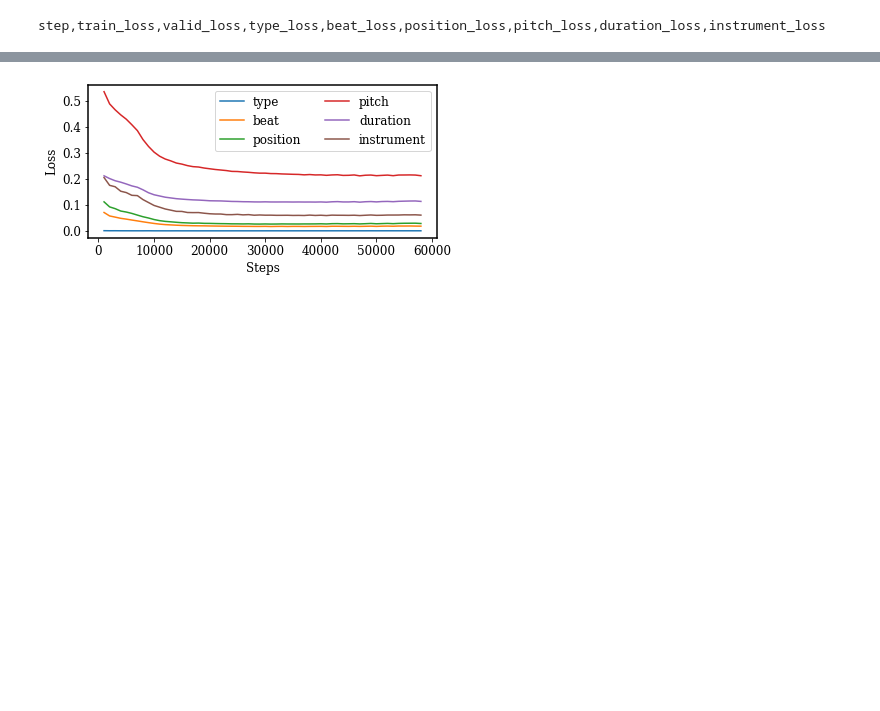
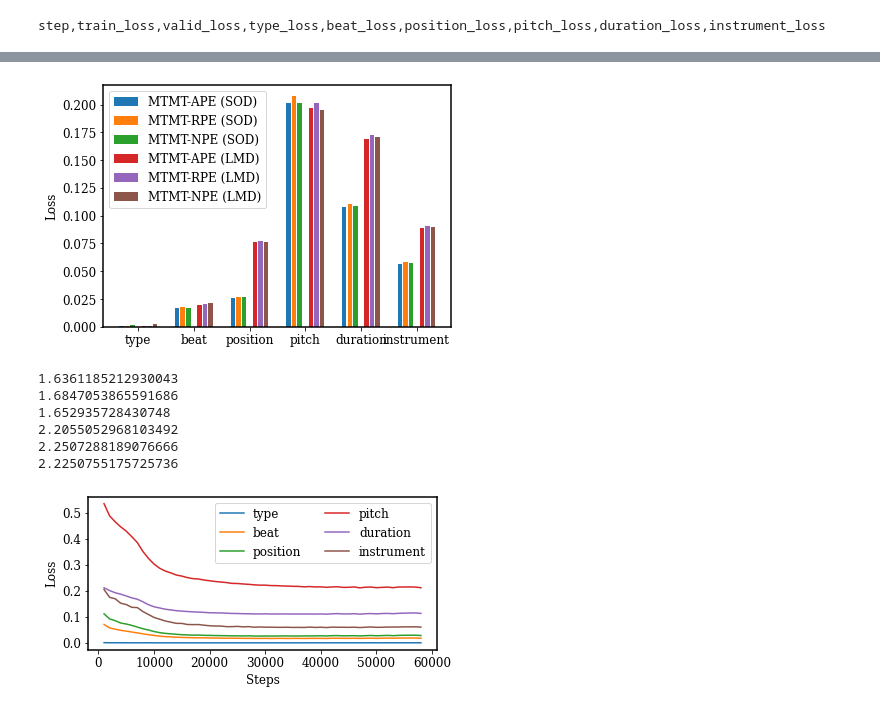
Before and after one commit to salu133445/mmt, a Jupyter notebook: anaylsis.ipynb, the cells around one changed output, grey strips where cells are left out. Cells and saved outputs as stored; diff of their text form; code cells hidden in the pictures; blank space fills up the shorter version.

```diff
--- a/anaylsis.ipynb
+++ b/anaylsis.ipynb
@@ -34,3 +61,36 @@ plt.show()
+# %%
+plt.figure(figsize=(6, 4))
+s = .1
+w = .08
+plt.bar(np.arange(6) - .1 - s * 2, loss_ape[idx_ape, 3:], w, label="MTMT-APE (SOD)")
+plt.bar(np.arange(6) - .1 - s, loss_rpe[idx_rpe, 3:], w, label="MTMT-RPE (SOD)")
+plt.bar(np.arange(6) - .1, loss_npe[idx_npe, 3:], w, label="MTMT-NPE (SOD)")
+plt.bar(np.arange(6) + .1, loss_lmd_ape[idx_lmd_ape, 3:], w, label="MTMT-APE (LMD)")
+plt.bar(np.arange(6) + .1 + s, loss_lmd_rpe[idx_lmd_rpe, 3:], w, label="MTMT-RPE (LMD)")
+plt.bar(np.arange(6) + .1 + s * 2, loss_lmd_npe[idx_lmd_npe, 3:], w, label="MTMT-NPE (LMD)")
+plt.xticks(np.arange(6), ["type", "beat", "position", "pitch", "duration", "instrument"])
+plt.legend()
+plt.ylabel("Loss")
+plt.tight_layout()
+plt.savefig("losses.pdf", bbox_inches="tight")
+plt.savefig("losses.png", bbox_inches="tight")
+plt.show()
+# %% [output]
+[figure, added]
+# %%
+print(loss_ape[:, 2].min())
+print(loss_rpe[:, 2].min())
+print(loss_npe[:, 2].min())
+print(loss_lmd_ape[:, 2].min())
+print(loss_lmd_rpe[:, 2].min())
+print(loss_lmd_npe[:, 2].min())
+# %% [output]
+1.6361185212930043
+1.6847053865591686
+1.652935728430748
+2.2055052968103492
+2.2507288189076666
+2.2250755175725736
 # %%
 plt.figure(figsize=(6, 3))
 plt.plot(losses[:, 0], losses[:, 3], label="type")
```
Also changed, not shown: parts of 8 cells of this notebook, 9 other files.
